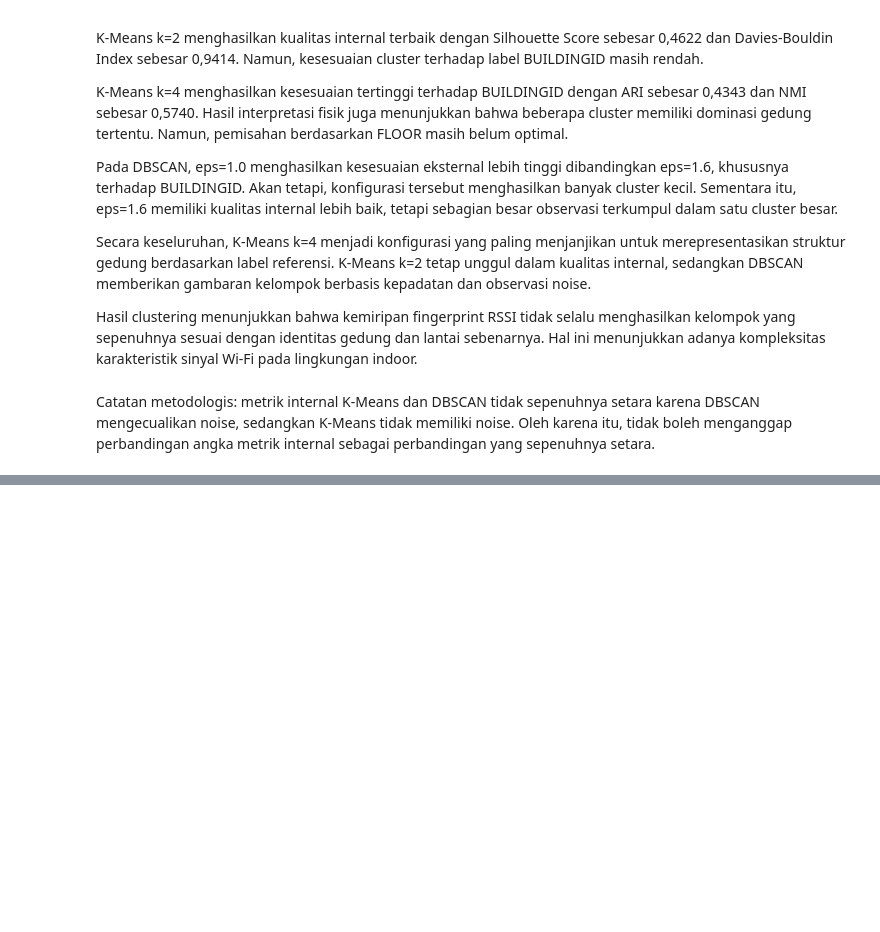
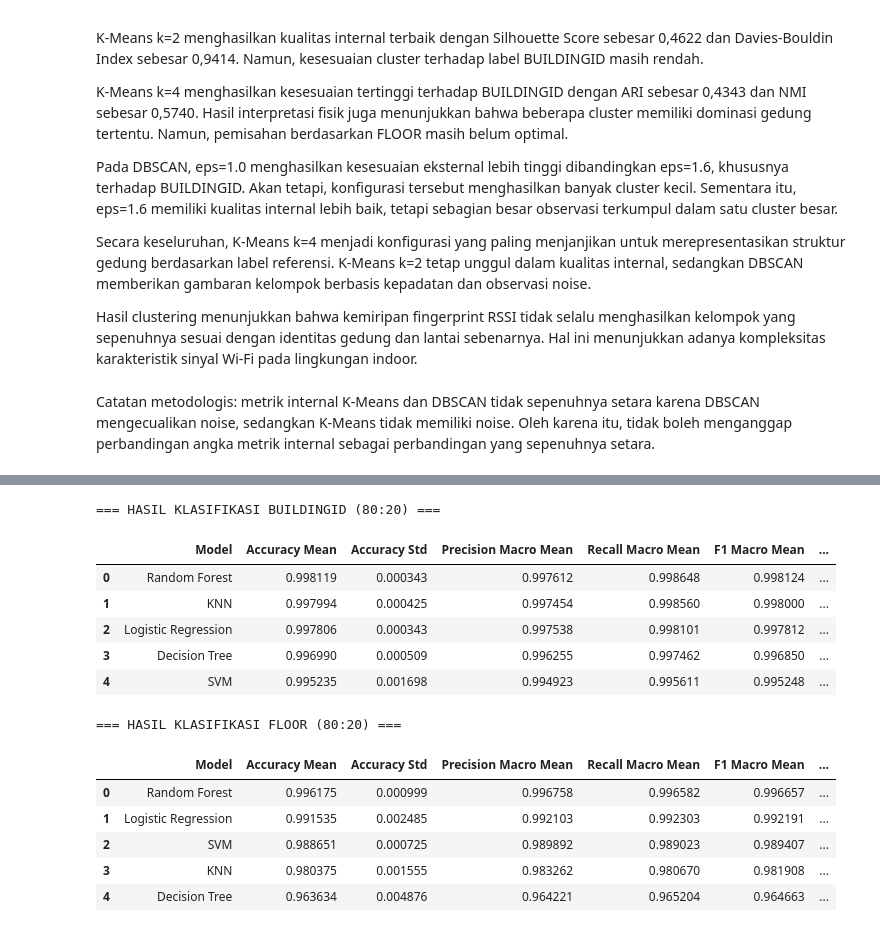
Before and after one commit to Fadhlrahman/TUBES-DEEP-LEARNING, a Jupyter notebook: telco.ipynb, the cells around one changed output, grey strips where cells are left out. Cells and saved outputs as stored; diff of their text form; code cells hidden in the pictures; blank space fills up the shorter version.

```diff
--- a/telco.ipynb
+++ b/telco.ipynb
@@ -2317,0 +2683,38 @@ Catatan metodologis: metrik internal K-Means dan DBSCAN tidak sepenuhnya setara
+# %%
+# Evaluasi klasifikasi BUILDINGID
+results_building_80 = evaluate_classification_cv(
+    models=classification_models_building,
+    X=X_train_80,
+    y=y_building_80,
+    cv=cv_classification
+)
+
+print("=== HASIL KLASIFIKASI BUILDINGID (80:20) ===")
+display(results_building_80)
+
+
+# Evaluasi klasifikasi FLOOR
+results_floor_80 = evaluate_classification_cv(
+    models=classification_models_floor,
+    X=X_train_80,
+    y=y_floor_80,
+    cv=cv_classification
+)
+
+print("=== HASIL KLASIFIKASI FLOOR (80:20) ===")
+display(results_floor_80)
+# %% [output]
+=== HASIL KLASIFIKASI BUILDINGID (80:20) ===
+|  | Model | Accuracy Mean | Accuracy Std | Precision Macro Mean | Recall Macro Mean | F1 Macro Mean | ... |
+| 0 | Random Forest | 0.998119 | 0.000343 | 0.997612 | 0.998648 | 0.998124 | ... |
+| 1 | KNN | 0.997994 | 0.000425 | 0.997454 | 0.998560 | 0.998000 | ... |
+| 2 | Logistic Regression | 0.997806 | 0.000343 | 0.997538 | 0.998101 | 0.997812 | ... |
+| 3 | Decision Tree | 0.996990 | 0.000509 | 0.996255 | 0.997462 | 0.996850 | ... |
+| 4 | SVM | 0.995235 | 0.001698 | 0.994923 | 0.995611 | 0.995248 | ... |
+=== HASIL KLASIFIKASI FLOOR (80:20) ===
+|  | Model | Accuracy Mean | Accuracy Std | Precision Macro Mean | Recall Macro Mean | F1 Macro Mean | ... |
+| 0 | Random Forest | 0.996175 | 0.000999 | 0.996758 | 0.996582 | 0.996657 | ... |
+| 1 | Logistic Regression | 0.991535 | 0.002485 | 0.992103 | 0.992303 | 0.992191 | ... |
+| 2 | SVM | 0.988651 | 0.000725 | 0.989892 | 0.989023 | 0.989407 | ... |
+| 3 | KNN | 0.980375 | 0.001555 | 0.983262 | 0.980670 | 0.981908 | ... |
+| 4 | Decision Tree | 0.963634 | 0.004876 | 0.964221 | 0.965204 | 0.964663 | ... |
```
Also changed, not shown: parts of 53 cells of this notebook.
